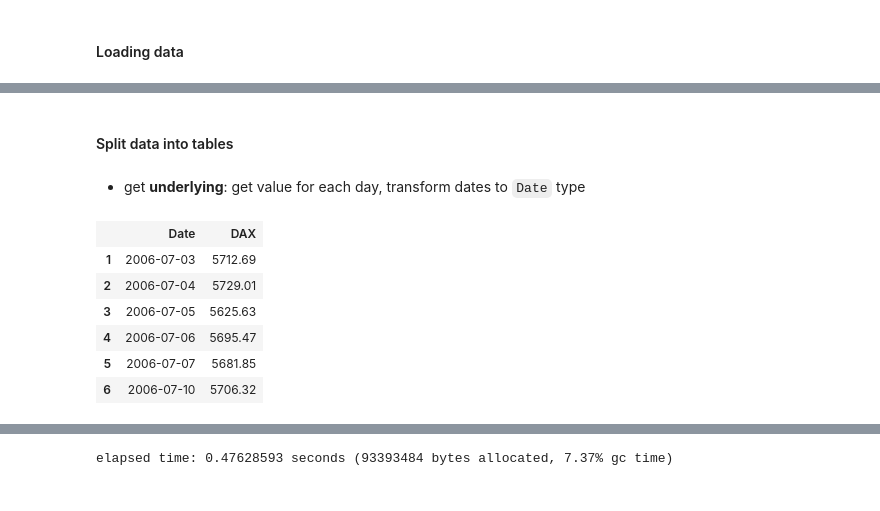
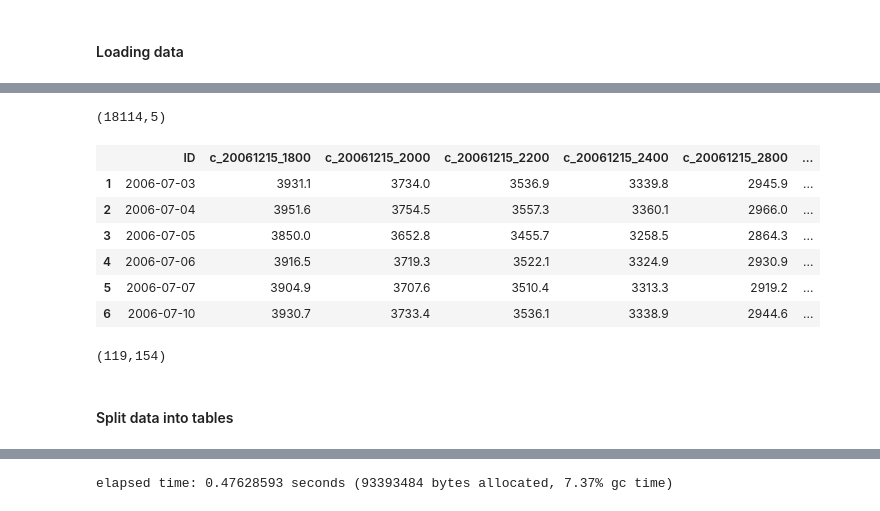
Before and after one commit to JuliaFinMetriX/option_prices, a Jupyter notebook: notebooks/creating_relational_database.ipynb, the cells around one changed output, grey strips where cells are left out. Drawn from its saved outputs; the diff is of its cells as text; code cells hidden in the pictures.

```diff
--- a/notebooks/creating_relational_database.ipynb
+++ b/notebooks/creating_relational_database.ipynb
@@ -19,19 +316,22 @@ elapsed time: 12.954250909 seconds (3564920424 bytes allocated, 11.75% gc time)
+# %%
+size(obsExpDate)
+# %% [output]
+(18114,5)
+# %%
+expDateObservations = unstack(obsExpDate, :Date, :ID, :Price)
+
+head(expDateObservations)
+# %% [output]
+|  | ID | c_20061215_1800 | c_20061215_2000 | c_20061215_2200 | c_20061215_2400 | c_20061215_2800 | ... |
+| 1 | 2006-07-03 | 3931.1 | 3734.0 | 3536.9 | 3339.8 | 2945.9 | ... |
+| 2 | 2006-07-04 | 3951.6 | 3754.5 | 3557.3 | 3360.1 | 2966.0 | ... |
+| 3 | 2006-07-05 | 3850.0 | 3652.8 | 3455.7 | 3258.5 | 2864.3 | ... |
+| 4 | 2006-07-06 | 3916.5 | 3719.3 | 3522.1 | 3324.9 | 2930.9 | ... |
+| 5 | 2006-07-07 | 3904.9 | 3707.6 | 3510.4 | 3313.3 | 2919.2 | ... |
+| 6 | 2006-07-10 | 3930.7 | 3733.4 | 3536.1 | 3338.9 | 2944.6 | ... |
+# %%
+size(expDateObservations)
+# %% [output]
+(119,154)
 # %% [markdown]
 #### Split data into tables
-# %% [markdown]
-- get **underlying**: get value for each day, transform dates to `Date` type
-# %%
-underlyingRaw = unique([optData[:Date].data optData[:DAX].data], 1)
-
-dats = Date[Date(Dates.UTD(int(x))) for x in underlyingRaw[:, 1]]
-underlying = DataFrame(Date = dats, DAX = underlyingRaw[:, 2])
-
-head(underlying)
-# %% [output]
-|  | Date | DAX |
-| 1 | 2006-07-03 | 5712.69 |
-| 2 | 2006-07-04 | 5729.01 |
-| 3 | 2006-07-05 | 5625.63 |
-| 4 | 2006-07-06 | 5695.47 |
-| 5 | 2006-07-07 | 5681.85 |
-| 6 | 2006-07-10 | 5706.32 |
```
Also changed, not shown: parts of 37 cells of this notebook.
